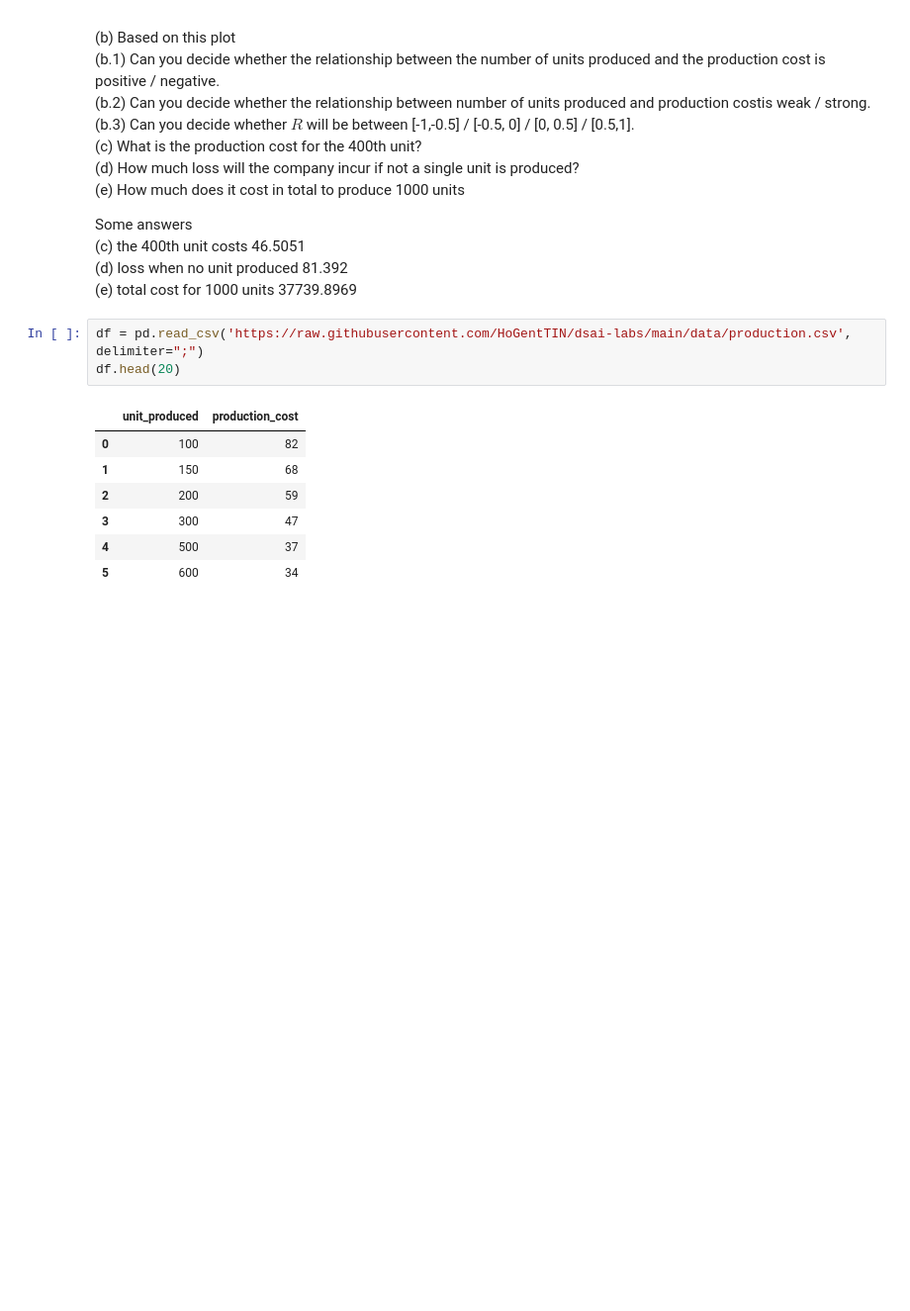
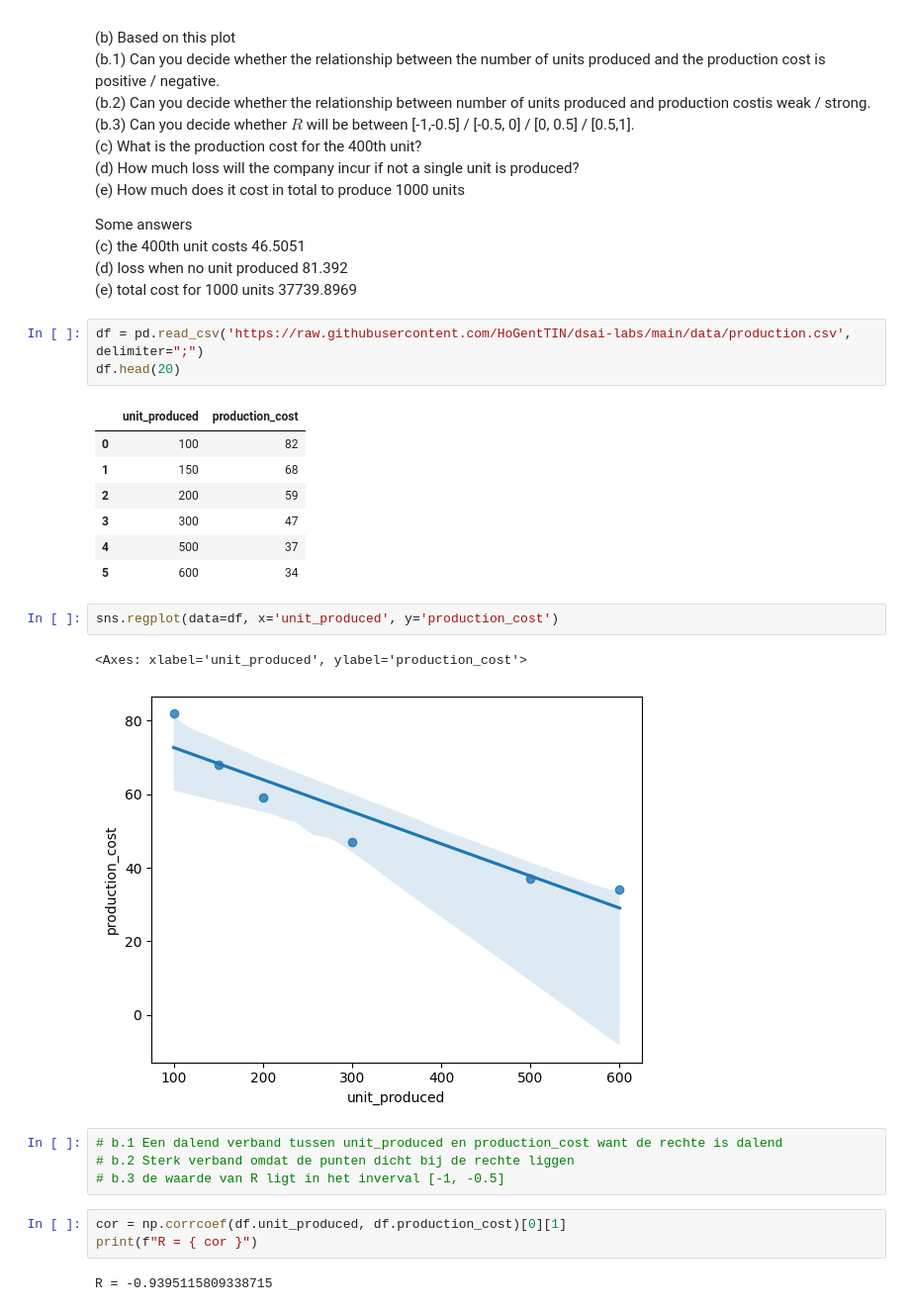
Before and after one commit to JasperLefever/dsai-oef, a Jupyter notebook: 6-regression-analyis/labs_regression_analysis.ipynb, the cells around one changed output. Shown at 99% size. Drawn from its saved outputs; the diff is of its cells as text; blank space fills up the shorter version.

```diff
--- a/6-regression-analyis/labs_regression_analysis.ipynb
+++ b/6-regression-analyis/labs_regression_analysis.ipynb
@@ -370,3 +552,17 @@ df.head(20)
 | 3 | 300 | 47 |
 | 4 | 500 | 37 |
 | 5 | 600 | 34 |
+# %%
+sns.regplot(data=df, x='unit_produced', y='production_cost')
+# %% [output]
+<Axes: xlabel='unit_produced', ylabel='production_cost'>
+[figure, added]
+# %%
+# b.1 Een dalend verband tussen unit_produced en production_cost want de rechte is dalend
+# b.2 Sterk verband omdat de punten dicht bij de rechte liggen
+# b.3 de waarde van R ligt in het inverval [-1, -0.5]
+# %%
+cor = np.corrcoef(df.unit_produced, df.production_cost)[0][1]
+print(f"R = { cor }")
+# %% [output]
+R = -0.9395115809338715
```
Also changed, not shown: parts of 19 cells of this notebook.
